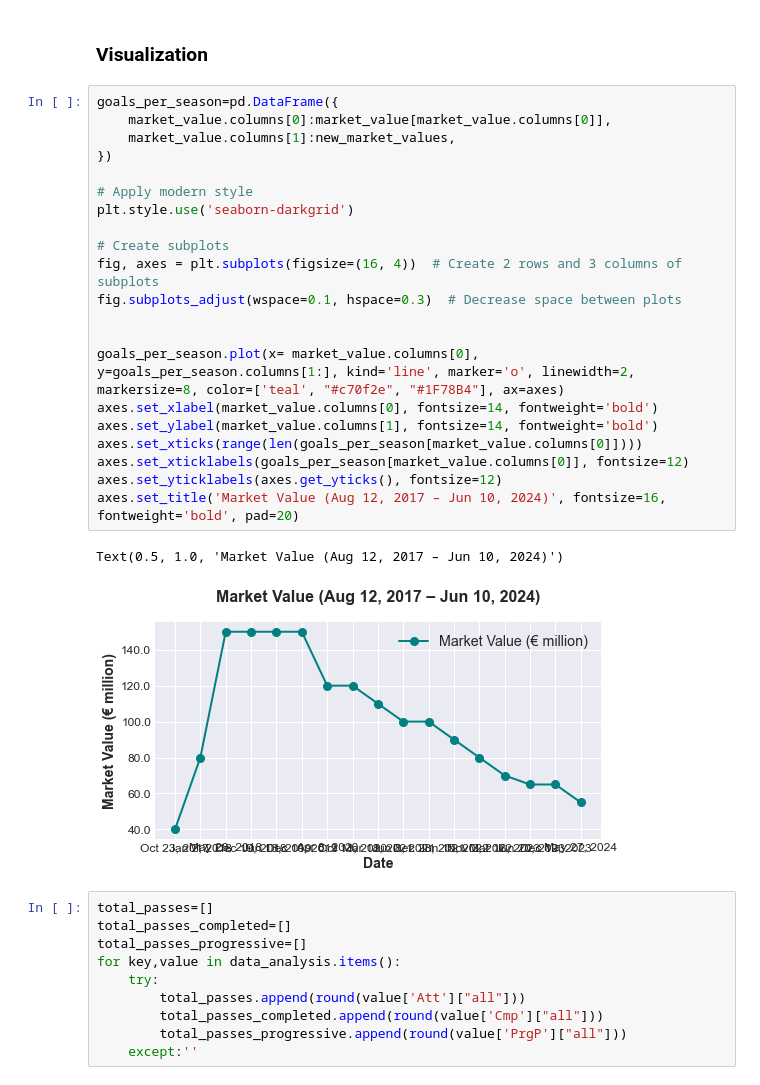
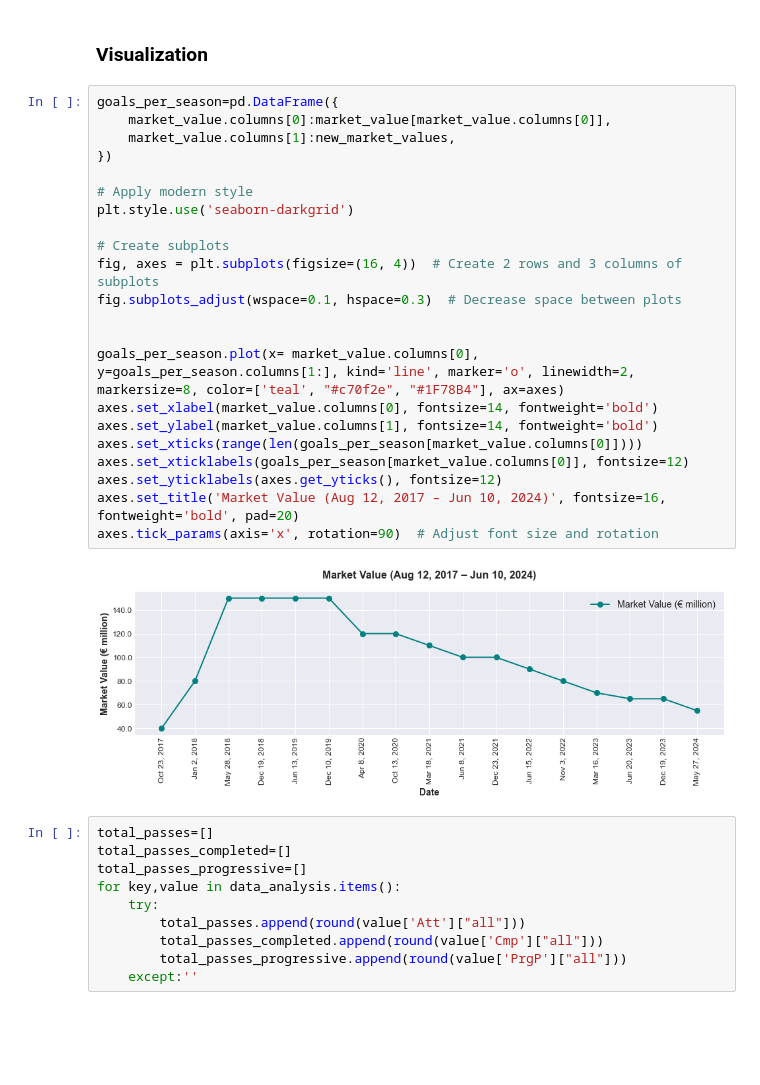
Before and after one commit to Mahmoud46/data_analytics_case_study_mohamed_salah, a Jupyter notebook: Code/advanced_analysis.ipynb, the cells around one changed output. Cells and saved outputs as stored; diff of their text form; blank space fills up the shorter version.

```diff
--- a/Code/advanced_analysis.ipynb
+++ b/Code/advanced_analysis.ipynb
@@ -178,27 +178,27 @@ new_market_values
 # %%
 goals_per_season=pd.DataFrame({
     market_value.columns[0]:market_value[market_value.columns[0]],
     market_value.columns[1]:new_market_values,
 })
 
 # Apply modern style
 plt.style.use('seaborn-darkgrid')
 
 # Create subplots
 fig, axes = plt.subplots(figsize=(16, 4))  # Create 2 rows and 3 columns of subplots
 fig.subplots_adjust(wspace=0.1, hspace=0.3)  # Decrease space between plots
 
 
 goals_per_season.plot(x= market_value.columns[0], y=goals_per_season.columns[1:], kind='line', marker='o', linewidth=2, markersize=8, color=['teal', "#c70f2e", "#1F78B4"], ax=axes)
 axes.set_xlabel(market_value.columns[0], fontsize=14, fontweight='bold')
 axes.set_ylabel(market_value.columns[1], fontsize=14, fontweight='bold')
 axes.set_xticks(range(len(goals_per_season[market_value.columns[0]])))
 axes.set_xticklabels(goals_per_season[market_value.columns[0]], fontsize=12)
 axes.set_yticklabels(axes.get_yticks(), fontsize=12)
 axes.set_title('Market Value (Aug 12, 2017 – Jun 10, 2024)', fontsize=16, fontweight='bold', pad=20)
+axes.tick_params(axis='x', rotation=90)  # Adjust font size and rotation
 # %% [output]
-Text(0.5, 1.0, 'Market Value (Aug 12, 2017 – Jun 10, 2024)')
-[figure, old version]
+[figure, new version]
 # %%
 total_passes=[]
 total_passes_completed=[]
```
